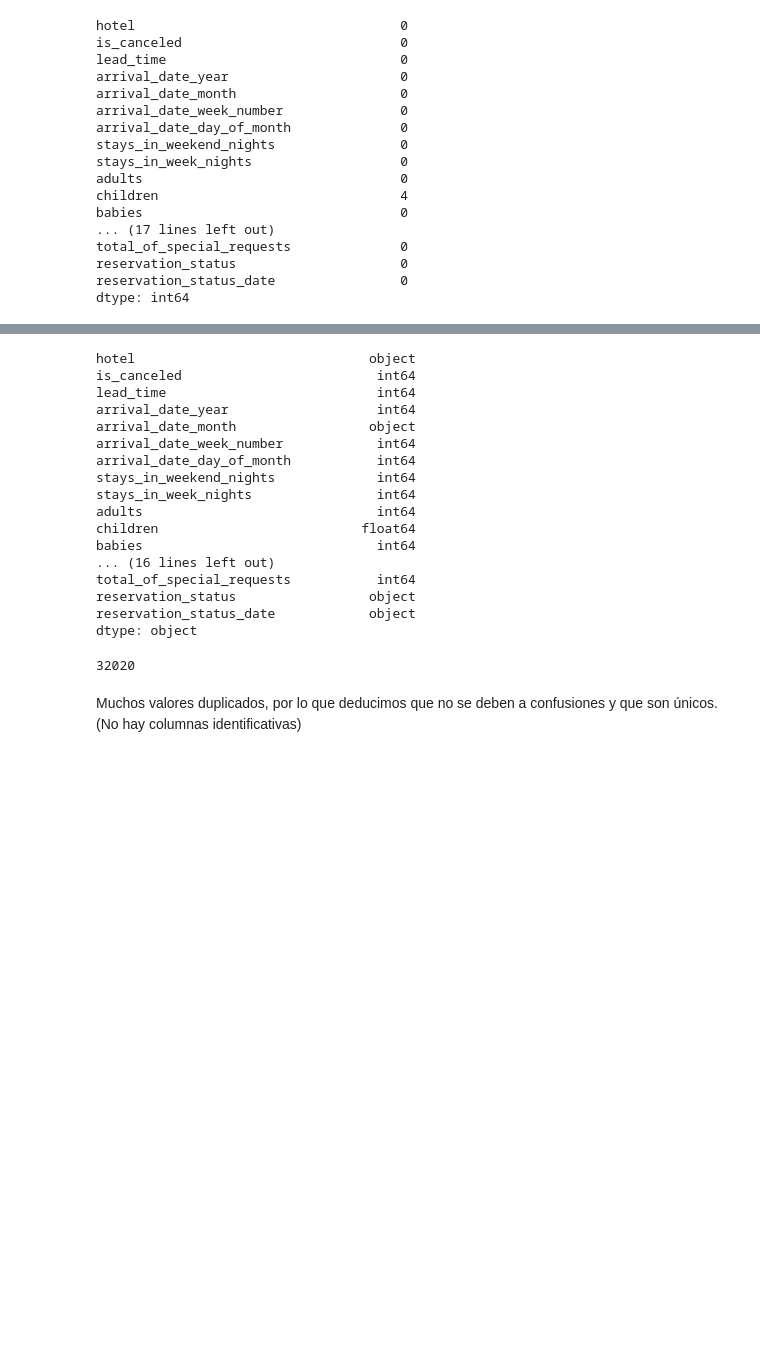
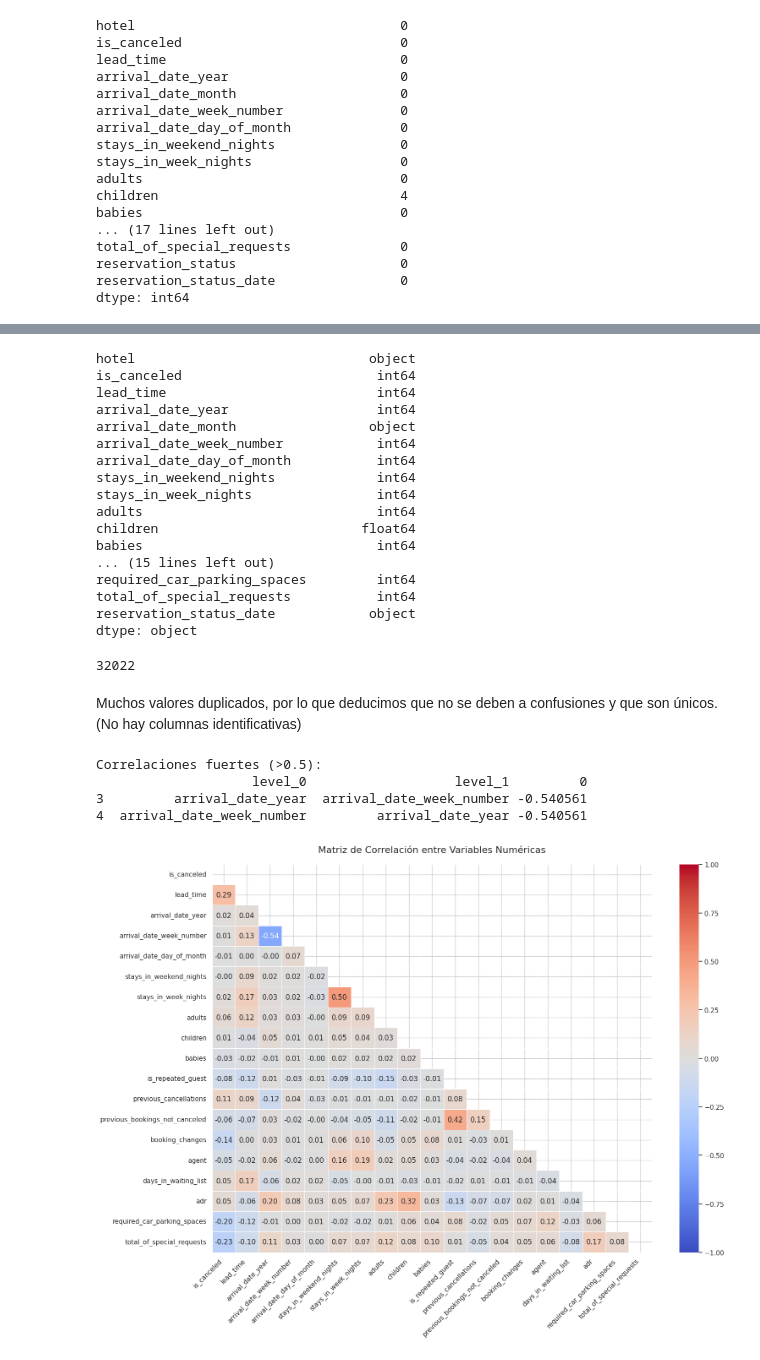
Before and after one commit to adrianoggm/SIGE_Theory-Proyect-Hotel-Dataset, a Jupyter notebook: main.ipynb, the cells around one changed output, grey strips where cells are left out. Saved outputs shown, nothing was run; the diff lists cells and outputs as text; code cells hidden in the pictures; blank space fills up the shorter version.

```diff
--- a/main.ipynb
+++ b/main.ipynb
@@ -92,8 +114,12 @@ reservation_status                     0
 reservation_status_date                0
 dtype: int64
 # %%
+# Eliminamos la columna reservation status (es igual a la objetivo)
+df.drop(columns=['reservation_status'], inplace=True)
+
 # Eliminamos columna company (muchos nulos)
 df.drop(columns=['company'], inplace=True)
+numeric_cols = numeric_cols.drop('company')
 
 # Imputamos los valores nulos de la columna agent y children con la mediana
 df['agent'] = df['agent'].fillna(df['agent'].median())
@@ -138,13 +164,13 @@ stays_in_week_nights                int64
 adults                              int64
 children                          float64
 babies                              int64
-... (16 lines left out)
+... (15 lines left out)
+required_car_parking_spaces         int64
 total_of_special_requests           int64
-reservation_status                 object
 reservation_status_date            object
 dtype: object
 # %%
 # Miramos valores duplicados en el DataFrame
 print(df.duplicated().sum())
 # %% [output]
-32020
+32022
@@ -151,2 +182,39 @@ print(df.duplicated().sum())
 # %% [markdown]
 Muchos valores duplicados, por lo que deducimos que no se deben a confusiones y que son únicos. (No hay columnas identificativas)
+# %%
+# Configuración de estilo
+sns.set(style="whitegrid")
+
+# Calcular matriz de correlación
+corr_matrix = df.select_dtypes(include=['int64', 'float64']).corr()
+
+# Filtrar correlaciones fuertes (opcional)
+strong_corr = corr_matrix[abs(corr_matrix) > 0.5].stack().reset_index()
+strong_corr = strong_corr[strong_corr['level_0'] != strong_corr['level_1']]  # Eliminar diagonal
+
+print("Correlaciones fuertes (>0.5):")
+print(strong_corr.sort_values(0, ascending=False).drop_duplicates())
+
+# Heatmap de correlaciones
+plt.figure(figsize=(16, 12))
+mask = np.triu(np.ones_like(corr_matrix, dtype=bool))  # Máscara para mostrar solo triángulo inferior
+
+sns.heatmap(corr_matrix,
+            mask=mask,
+            annot=True,
+            fmt=".2f",
+            cmap='coolwarm',
+            center=0,
+            vmin=-1, vmax=1,
+            linewidths=0.5)
+
+plt.title("Matriz de Correlación entre Variables Numéricas", pad=20, fontsize=16)
+plt.xticks(rotation=45, ha='right')
+plt.tight_layout()
+plt.show()
+# %% [output]
+Correlaciones fuertes (>0.5):
+                    level_0                   level_1         0
+3         arrival_date_year  arrival_date_week_number -0.540561
+4  arrival_date_week_number         arrival_date_year -0.540561
+[figure, added]
```
Also changed, not shown: parts of 6 cells of this notebook.
